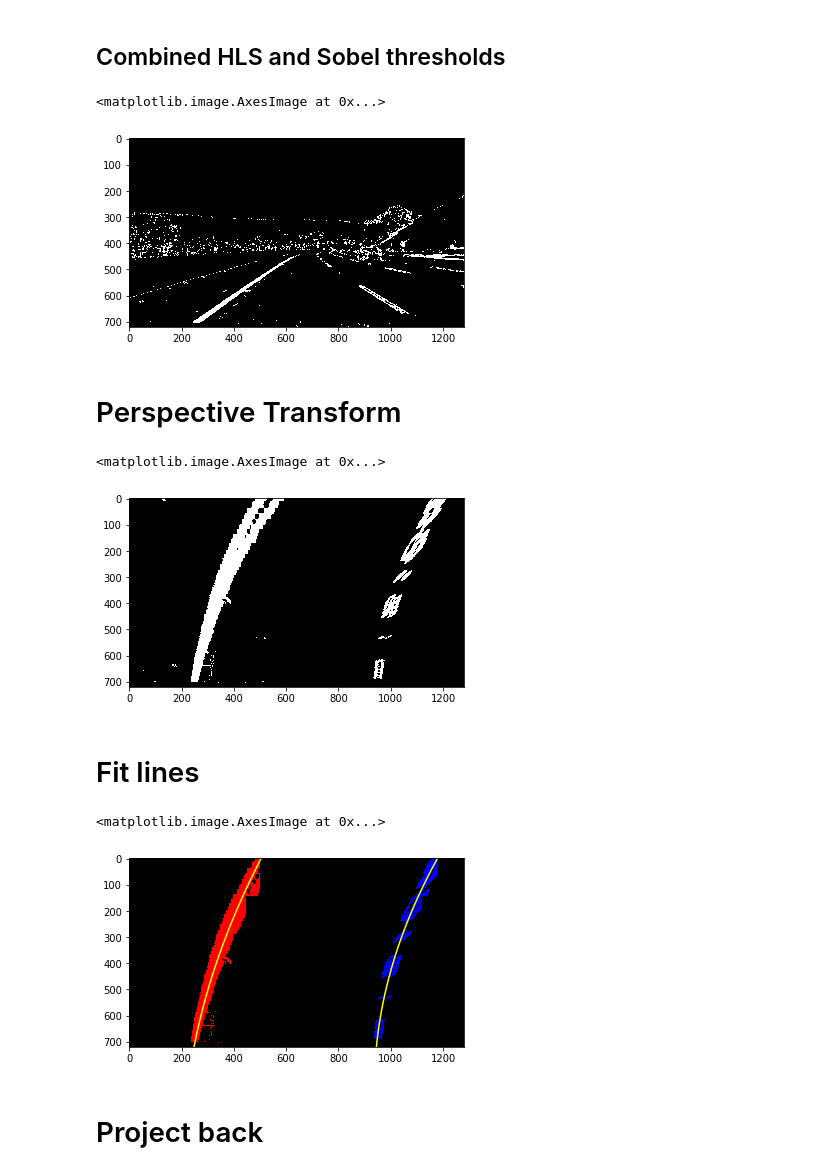
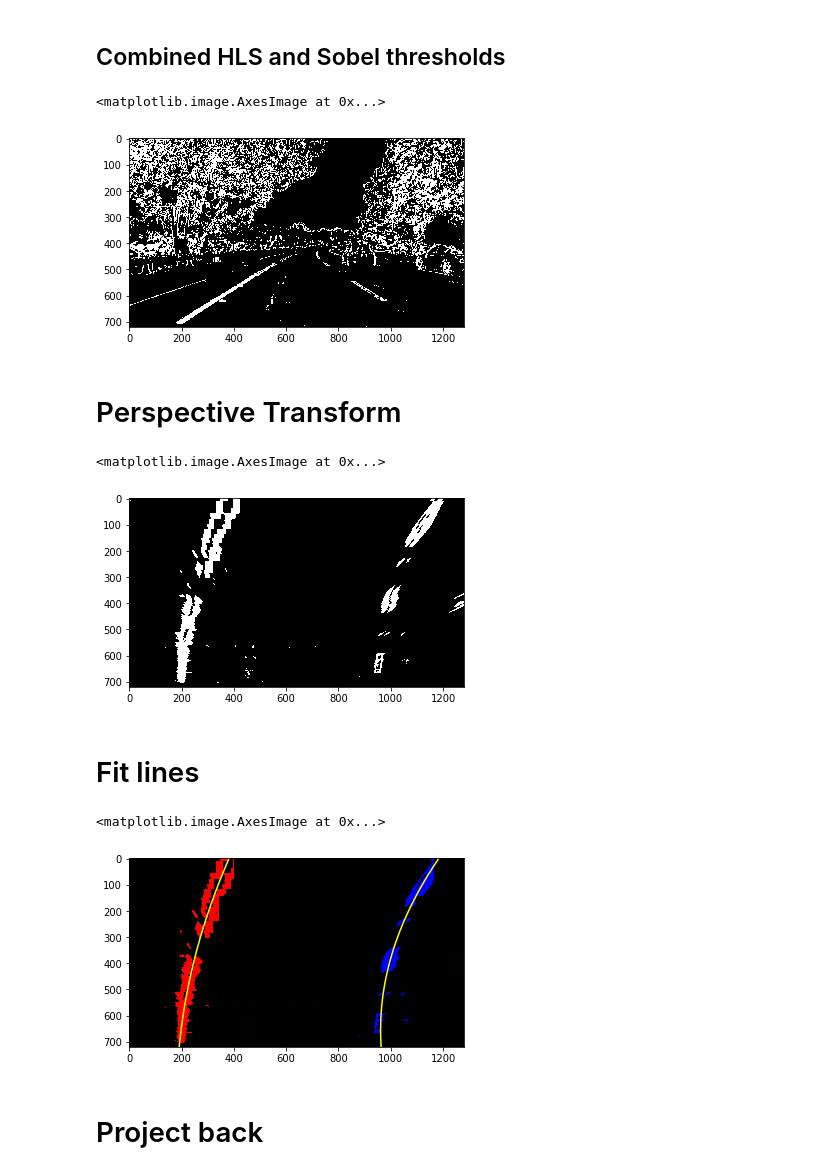
Before and after one commit to MarcosSobrinho/CarND-Advanced-Lane-Lines, a Jupyter notebook: find_lanelines.ipynb, the cells around one changed output. Cells and saved outputs as stored; diff of their text form; code cells hidden in the pictures.

```diff
--- a/find_lanelines.ipynb
+++ b/find_lanelines.ipynb
@@ -47,7 +47,7 @@ plt.imshow(cv2.undistort(chessboard, mtx, dist))
 # %% [markdown]
 ### test a road image
 # %%
-test_image_dist = mpimg.imread(test_images[1])
+test_image_dist = mpimg.imread(test_images[3])
 # %%
 plt.imshow(test_image_dist)
 # %% [output]
@@ -98,7 +98,7 @@ combined_binary[((h_binary == 1) & (s_binary == 1)) | (x_binary == 1)] = 1
 plt.imshow(combined_binary, cmap='gray')
 # %% [output]
 <matplotlib.image.AxesImage at 0x...>
-[figure, old version]
+[figure, new version]
 # %% [markdown]
 # Perspective Transform
 # %%
@@ -107,15 +107,19 @@ warped, M, M_inv = lib.warp(combined_binary)
 plt.imshow(warped, cmap ='gray')
 # %% [output]
 <matplotlib.image.AxesImage at 0x...>
-[figure, old version]
+[figure, new version]
 # %% [markdown]
 # Fit lines
 # %%
 out_img, left_fitx, right_fitx = lib.fit_polynomial(warped, 5)
+
+ploty = np.linspace(0, warped.shape[0]-1, warped.shape[0])
+plt.plot(left_fitx, ploty, color='yellow')
+plt.plot(right_fitx, ploty, color='yellow')
 plt.imshow(out_img)
 # %% [output]
 <matplotlib.image.AxesImage at 0x...>
-[figure, old version]
+[figure, new version]
 # %% [markdown]
 # Project back
 # %%
```
Also changed, not shown: parts of 11 cells of this notebook, 1 other file.
